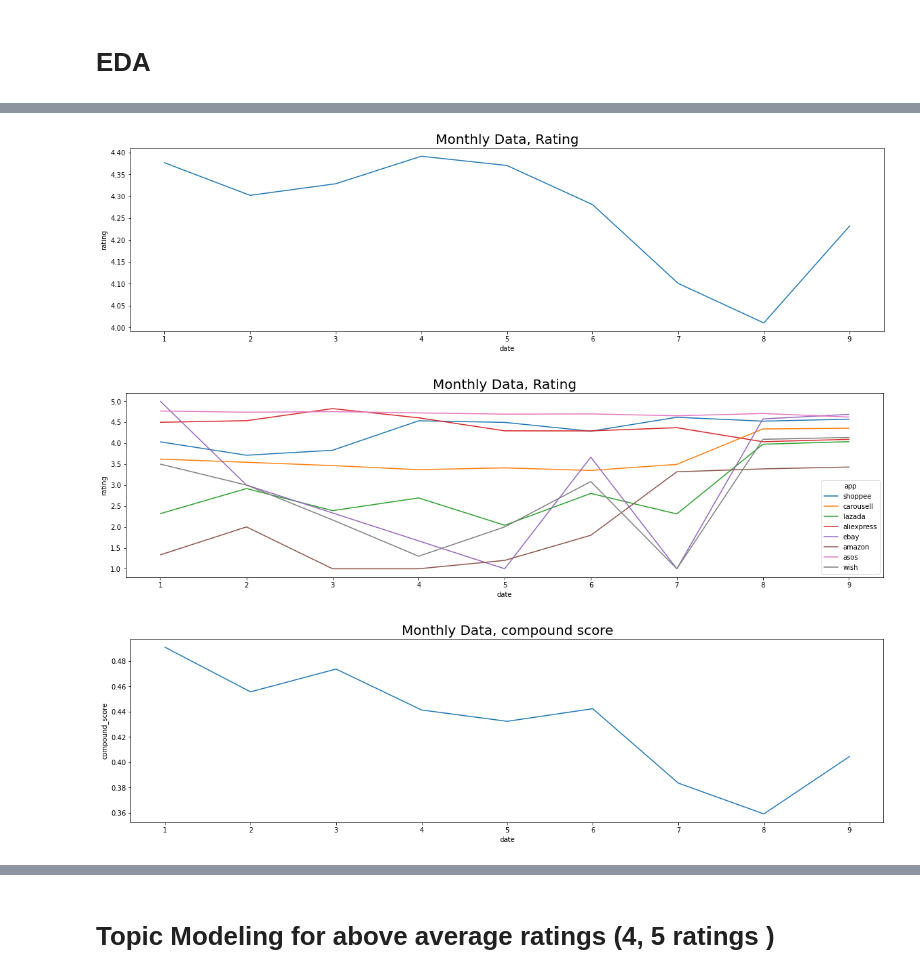
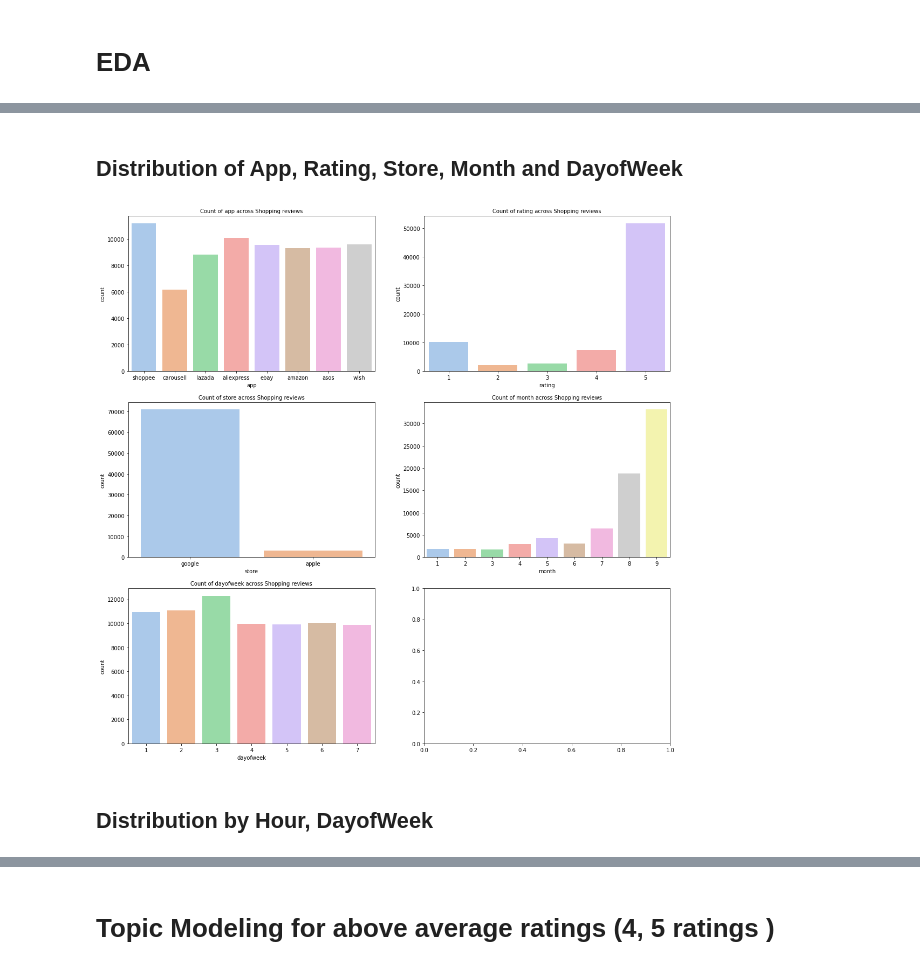
Before and after one commit to SimYiSY/App_Reviews_NLP, a Jupyter notebook: code/3. App Review_EDA.ipynb, the cells around one changed output, grey strips where cells are left out. Saved outputs shown, nothing was run; the diff lists cells and outputs as text; code cells hidden in the pictures.

```diff
--- a/code/3. App Review_EDA.ipynb
+++ b/code/3. App Review_EDA.ipynb
@@ -21,6 +19,17 @@ import pandas as pd
 import numpy as np
 import matplotlib.pyplot as plt
 import seaborn as sns
+sns.set_palette('pastel')
+import plotly.graph_objects as go
+from plotly.offline import iplot, init_notebook_mode
+from ipywidgets import widgets
+
+#setting cufflinks to link iplot() method to df
+import cufflinks as cf
+cf.go_offline()
+cf.set_config_file(offline=False, world_readable=True)
+
+
 from time import time
 
 from PIL import Image
@@ -37,6 +46,7 @@ from nltk.stem.porter import PorterStemmer
 from nltk.tokenize import RegexpTokenizer
 from vaderSentiment.vaderSentiment import SentimentIntensityAnalyzer
 
+from sklearn.feature_extraction.text import CountVectorizer
 
 import sys
 from pprint import pprint
@@ -188,31 +111,16 @@ plt.title('Per hour, compound score',fontdict =  {'fontsize': 20});
-# %%
-plt.figure(figsize = (20,5))
-sns.lineplot(x = df['date'].dt.month,
-             y = 'rating',
-             data = df,
-             err_style = None,
-             markers = True)
-plt.title('Monthly Data, Rating',fontdict =  {'fontsize': 20});
-# %% [output]
-[figure, removed]
-# %%
-plt.figure(figsize = (20,5))
-sns.lineplot(x = df['date'].dt.month,
-             y = 'rating',
-             hue = 'app',
-             data = df,
-             err_style = None,
-             markers = True)
-plt.title('Monthly Data, Rating',fontdict =  {'fontsize': 20});
-# %% [output]
-[figure, removed]
-# %%
-plt.figure(figsize = (20,5))
-sns.lineplot(x = df['date'].dt.month,
-             y = 'compound_score',
-             data = df,
-             err_style = None,
-             markers = True)
-plt.title('Monthly Data, compound score',fontdict =  {'fontsize': 20});
-# %% [output]
-[figure, removed]
+# %% [markdown]
+## Distribution of App, Rating, Store, Month and DayofWeek
+# %%
+def plot_countplots(df, features):
+    nrows = int(np.ceil(len(features)/2))
+    fig, ax = plt.subplots(nrows, 2, figsize=(18,6*nrows))
+    ax = ax.ravel()
+    for i in range(len(features)):
+        ax[i].set_title(f'Count of {features[i]} across Shopping reviews', fontdict = {'fontsize': 10})
+        sns.countplot(x = features[i], data = df, ax = ax[i]);
+# %%
+plot_countplots(df, ['app', 'rating', 'store', 'month', 'dayofweek'])
+# %% [output]
+[figure, added]
+# %% [markdown]
+## Distribution by Hour, DayofWeek
```
Also changed, not shown: parts of 47 cells of this notebook.
